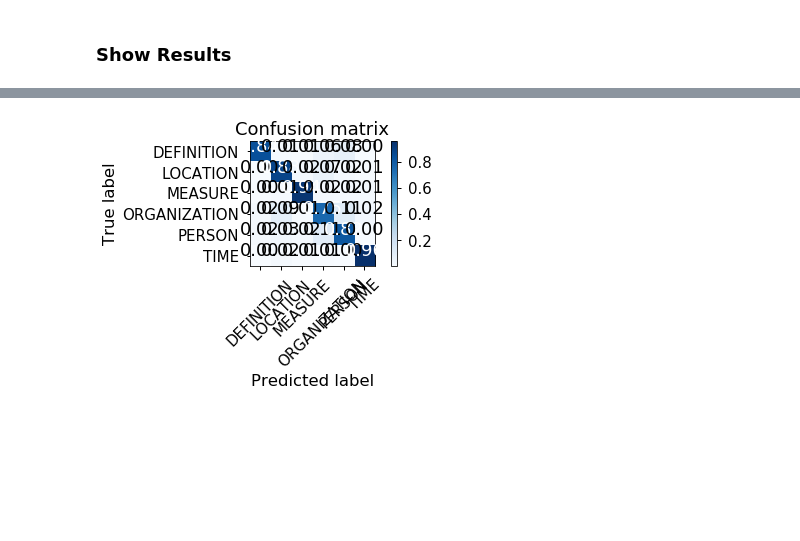
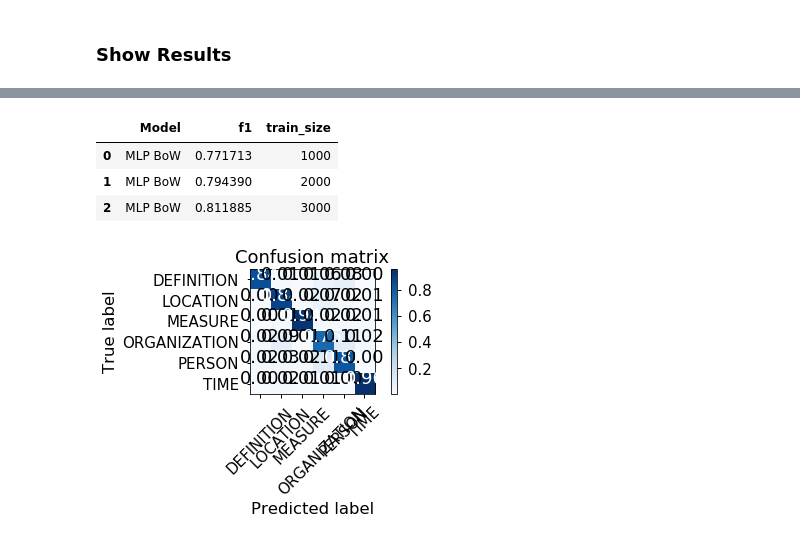
Before and after one commit to eduardogc8/qc-hybrid, a Jupyter notebook: main.ipynb, the cells around one changed output, grey strips where cells are left out. Saved outputs shown, nothing was run; the diff lists cells and outputs as text; code cells hidden in the pictures; blank space fills up the shorter version.

```diff
--- a/main.ipynb
+++ b/main.ipynb
@@ -724,3 +801,10 @@ array(['DEFINITION', 'LOCATION', 'MEASURE', 'ORGANIZATION', 'PERSON',
+# %%
+results[['Model', 'f1', 'train_size']]
+# %% [output]
+|  | Model | f1 | train_size |
+| 0 | MLP BoW | 0.771713 | 1000 |
+| 1 | MLP BoW | 0.794390 | 2000 |
+| 2 | MLP BoW | 0.811885 | 3000 |
 # %%
 aux = df[df['train_size'] == max(df['train_size'])]
 for m_ in aux[['Model', 'confusion']].values:
```
Also changed, not shown: parts of 14 cells of this notebook, 11 other files.
